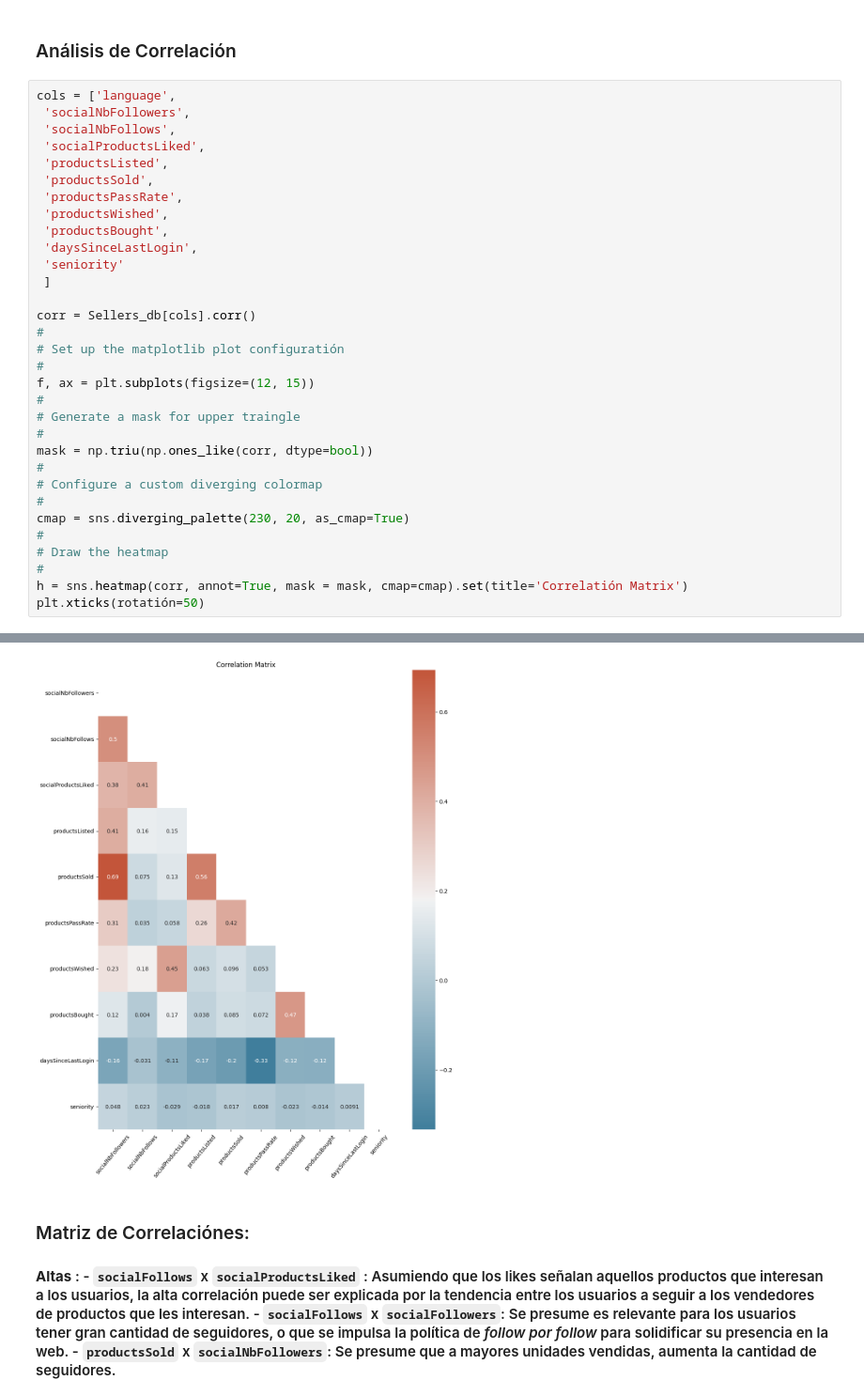
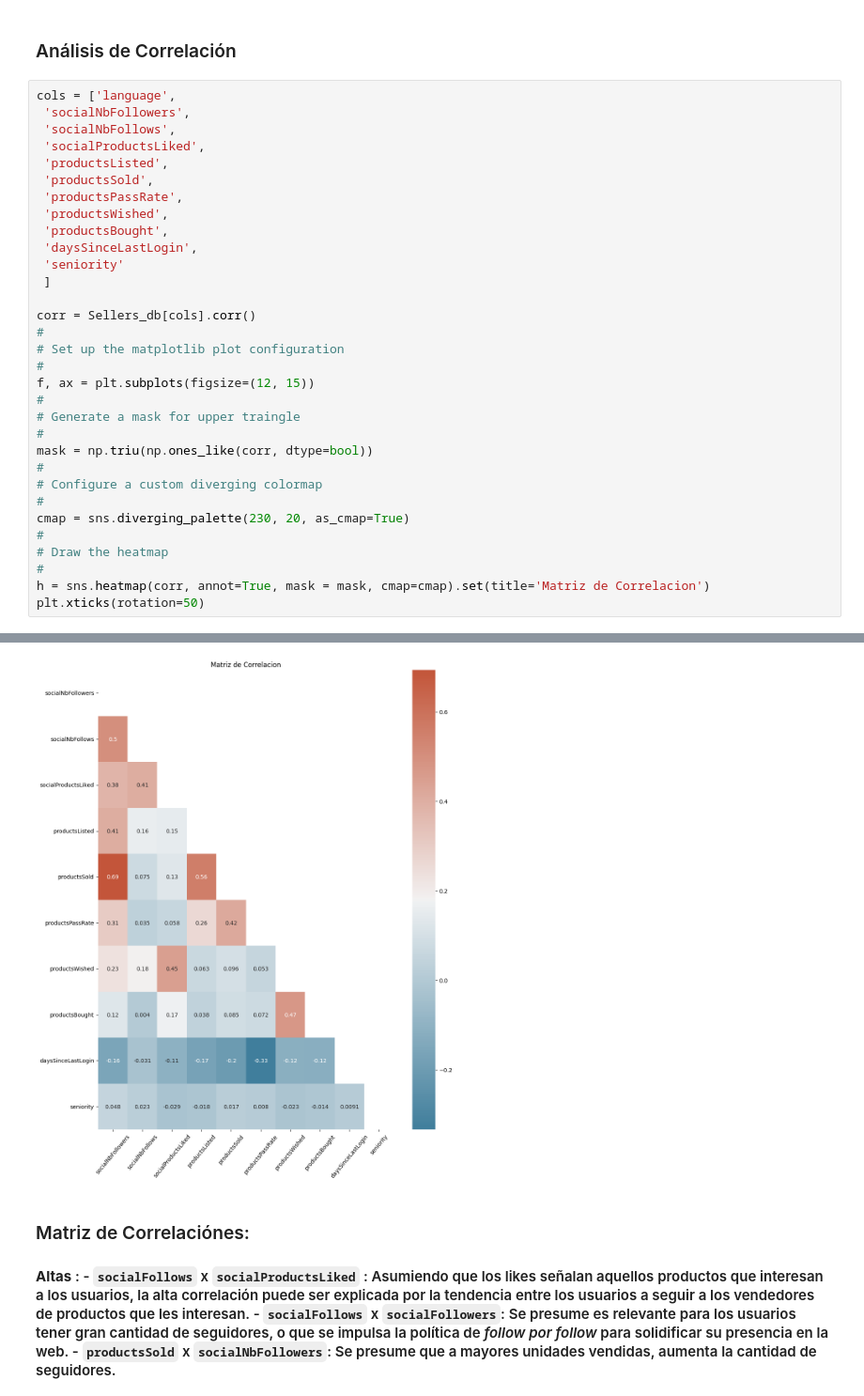
Before and after one commit to ldavidr3/Data-Science-PJ, a Jupyter notebook: e-Commerce Segmentation and Sales Prediction/seg_esp.ipynb, the cells around one changed output, grey strips where cells are left out. Shown at 94% size. Cells and saved outputs as stored; diff of their text form.

```diff
--- a/e-Commerce Segmentation and Sales Prediction/seg_esp.ipynb
+++ b/e-Commerce Segmentation and Sales Prediction/seg_esp.ipynb
@@ -230,37 +255,37 @@ cols = ['language',
  'seniority'
  ]
 
 corr = Sellers_db[cols].corr()
 #
-# Set up the matplotlib plot configuratión
+# Set up the matplotlib plot configuration
 #
 f, ax = plt.subplots(figsize=(12, 15))
 #
 # Generate a mask for upper traingle
 #
 mask = np.triu(np.ones_like(corr, dtype=bool))
 #
 # Configure a custom diverging colormap
 #
 cmap = sns.diverging_palette(230, 20, as_cmap=True)
 #
 # Draw the heatmap
 #
-h = sns.heatmap(corr, annot=True, mask = mask, cmap=cmap).set(title='Correlatión Matrix')
-plt.xticks(rotatión=50)
+h = sns.heatmap(corr, annot=True, mask = mask, cmap=cmap).set(title='Matriz de Correlacion')
+plt.xticks(rotation=50)
 # %% [output]
 (array([0.5, 1.5, 2.5, 3.5, 4.5, 5.5, 6.5, 7.5, 8.5, 9.5]),
  [Text(0.5, 0, 'socialNbFollowers'),
   Text(1.5, 0, 'socialNbFollows'),
   Text(2.5, 0, 'socialProductsLiked'),
   Text(3.5, 0, 'productsListed'),
   Text(4.5, 0, 'productsSold'),
   Text(5.5, 0, 'productsPassRate'),
   Text(6.5, 0, 'productsWished'),
   Text(7.5, 0, 'productsBought'),
   Text(8.5, 0, 'daysSinceLastLogin'),
   Text(9.5, 0, 'seniority')])
-[figure, old version]
+[figure, new version]
 # %% [markdown]
 ### Matriz de Correlaciónes:
 
```
Also changed, not shown: parts of 23 cells of this notebook.
